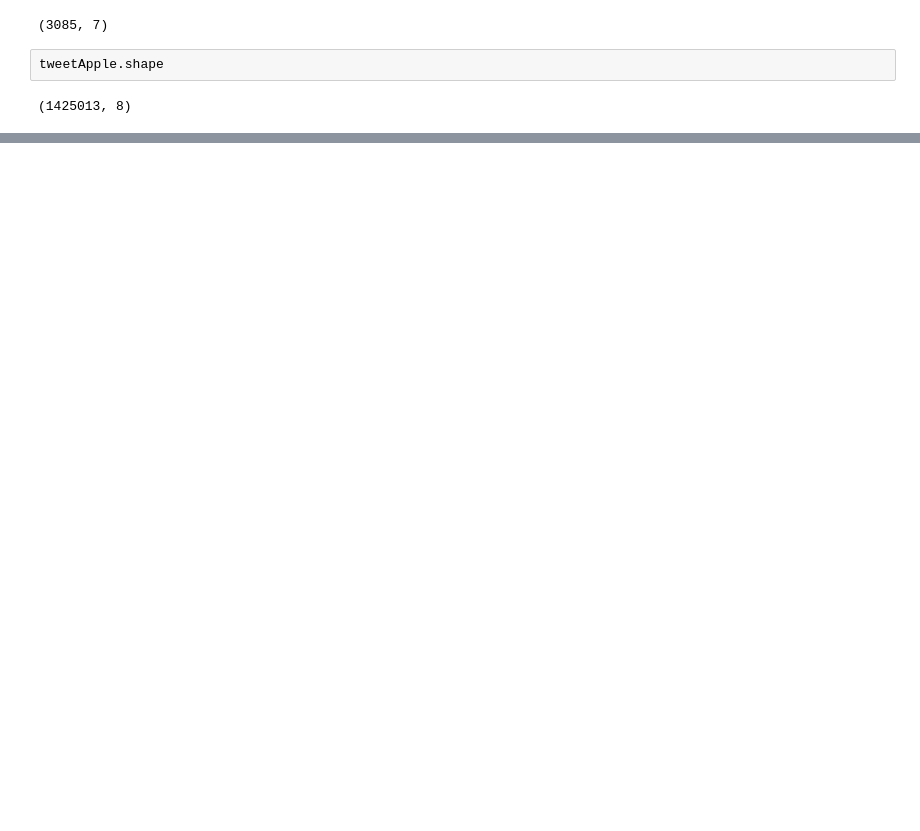
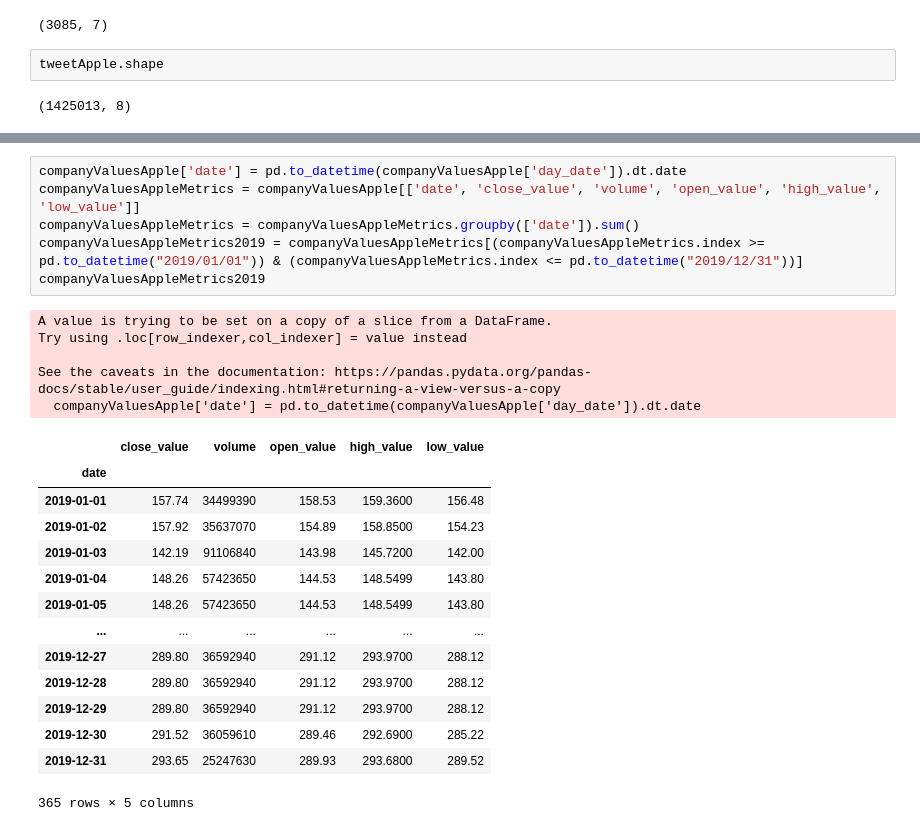
Before and after one commit to dssaenzml/ml703_timeSeriesCausalDiscovery, a Jupyter notebook: Exploration/ML703_Project.ipynb, the cells around one changed output, grey strips where cells are left out. Saved outputs shown, nothing was run; the diff lists cells and outputs as text; blank space fills up the shorter version.

```diff
--- a/Exploration/ML703_Project.ipynb
+++ b/Exploration/ML703_Project.ipynb
@@ -59 +115,27 @@ tweet.body[0]
+# %%
+companyValuesApple['date'] = pd.to_datetime(companyValuesApple['day_date']).dt.date
+companyValuesAppleMetrics = companyValuesApple[['date', 'close_value', 'volume', 'open_value', 'high_value', 'low_value']]
+companyValuesAppleMetrics = companyValuesAppleMetrics.groupby(['date']).sum()
+companyValuesAppleMetrics2019 = companyValuesAppleMetrics[(companyValuesAppleMetrics.index >= pd.to_datetime("2019/01/01")) & (companyValuesAppleMetrics.index <= pd.to_datetime("2019/12/31"))]
+companyValuesAppleMetrics2019
+# %% [output]
+A value is trying to be set on a copy of a slice from a DataFrame.
+Try using .loc[row_indexer,col_indexer] = value instead
+
+See the caveats in the documentation: https://pandas.pydata.org/pandas-docs/stable/user_guide/indexing.html#returning-a-view-versus-a-copy
+  companyValuesApple['date'] = pd.to_datetime(companyValuesApple['day_date']).dt.date
+|  | close_value | volume | open_value | high_value | low_value |
+| date |  |  |  |  |  |
+| 2019-01-01 | 157.74 | 34499390 | 158.53 | 159.3600 | 156.48 |
+| 2019-01-02 | 157.92 | 35637070 | 154.89 | 158.8500 | 154.23 |
+| 2019-01-03 | 142.19 | 91106840 | 143.98 | 145.7200 | 142.00 |
+| 2019-01-04 | 148.26 | 57423650 | 144.53 | 148.5499 | 143.80 |
+| 2019-01-05 | 148.26 | 57423650 | 144.53 | 148.5499 | 143.80 |
+| ... | ... | ... | ... | ... | ... |
+| 2019-12-27 | 289.80 | 36592940 | 291.12 | 293.9700 | 288.12 |
+| 2019-12-28 | 289.80 | 36592940 | 291.12 | 293.9700 | 288.12 |
+| 2019-12-29 | 289.80 | 36592940 | 291.12 | 293.9700 | 288.12 |
+| 2019-12-30 | 291.52 | 36059610 | 289.46 | 292.6900 | 285.22 |
+| 2019-12-31 | 293.65 | 25247630 | 289.93 | 293.6800 | 289.52 |
+365 rows × 5 columns
 # %%
```
Also changed, not shown: parts of 11 cells of this notebook, 1 other file.
